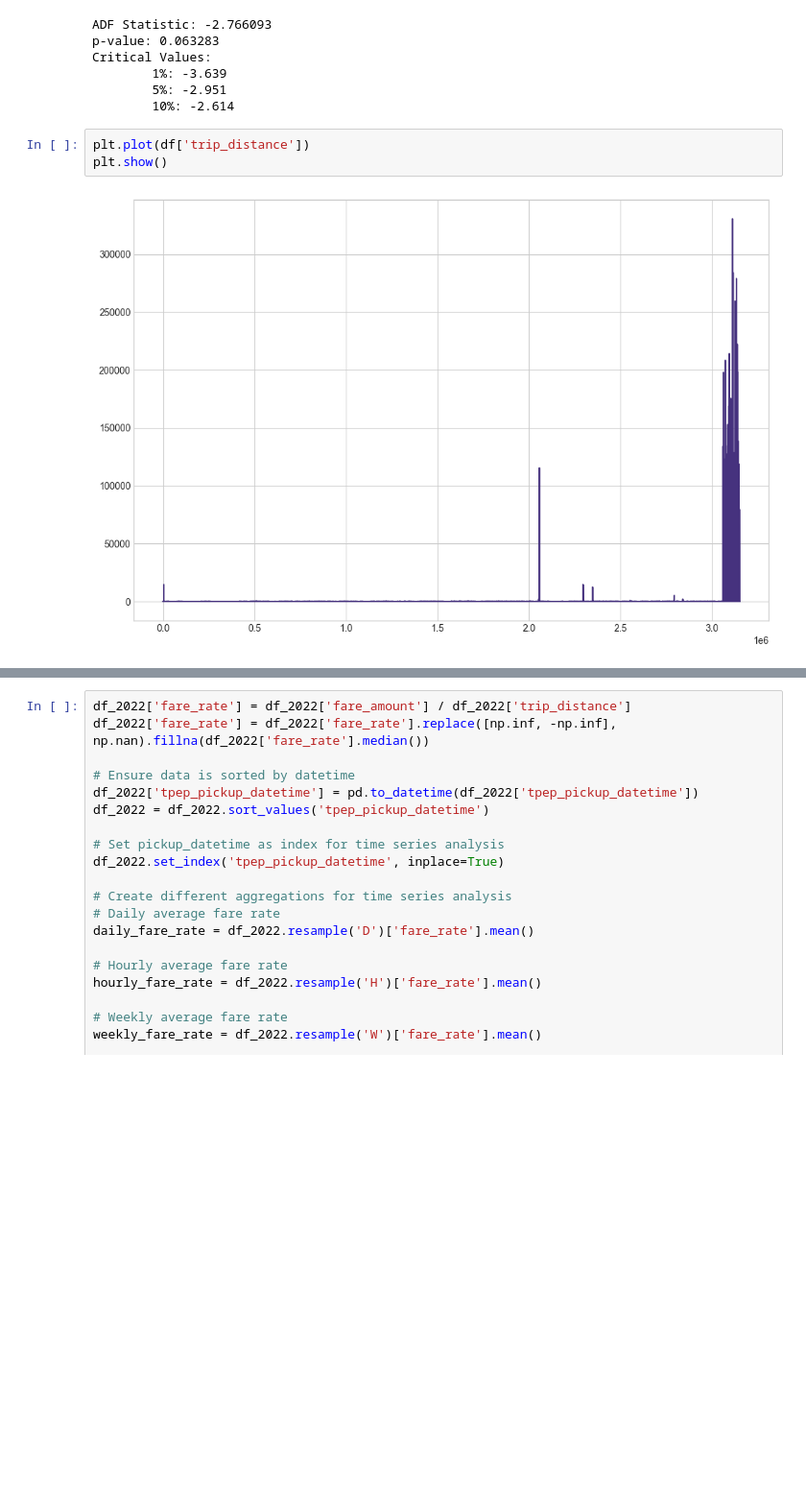
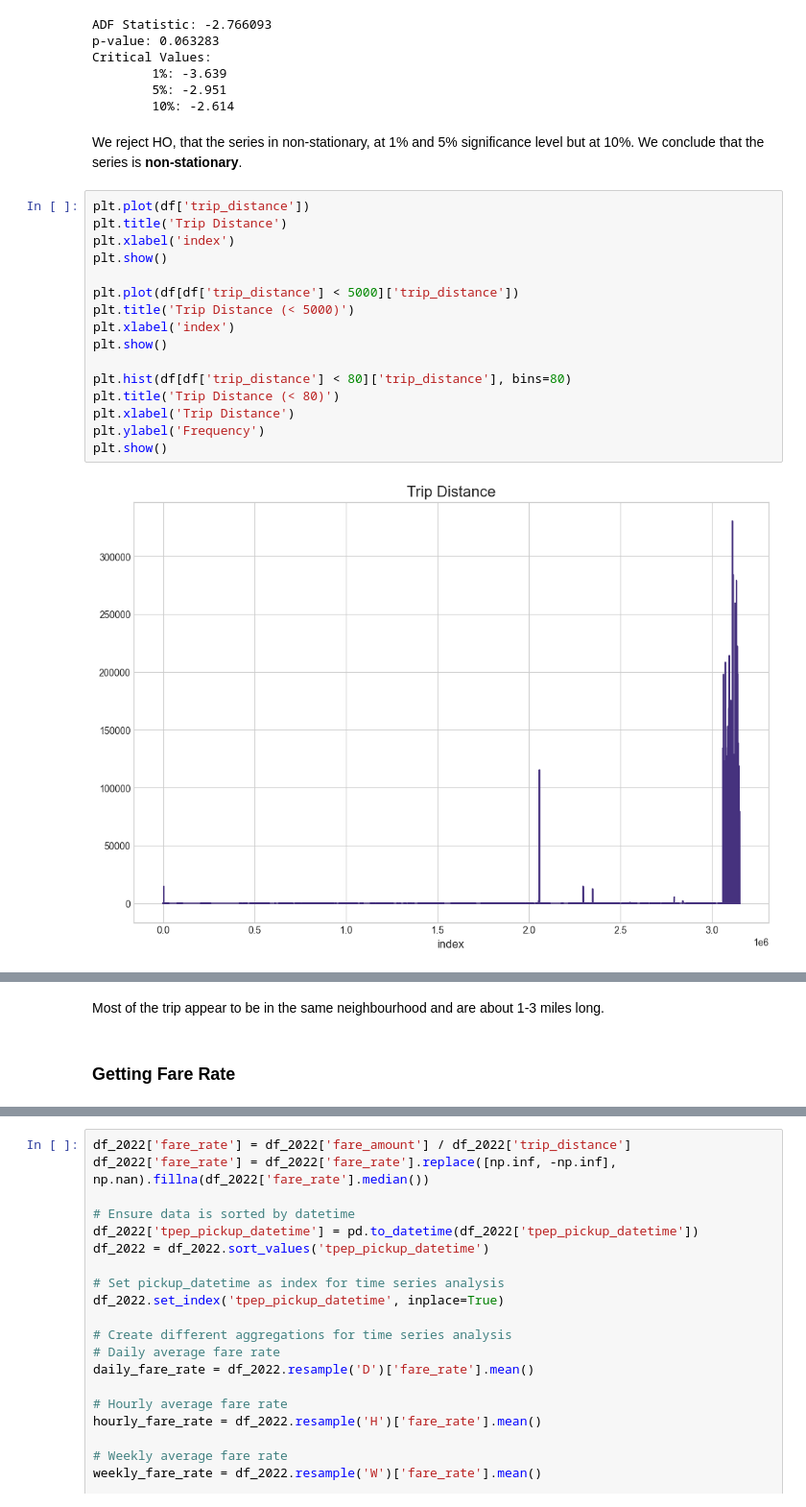
Before and after one commit to tanmayrainanda/baby-driver, a Jupyter notebook: stationarity.ipynb, the cells around one changed output, grey strips where cells are left out. Shown at 96% size. Saved outputs shown, nothing was run; the diff lists cells and outputs as text; blank space fills up the shorter version.

```diff
--- a/stationarity.ipynb
+++ b/stationarity.ipynb
@@ -100,8 +112,23 @@ Critical Values:
         1%: -3.639
         5%: -2.951
         10%: -2.614
-# %%
-plt.plot(df['trip_distance'])
-plt.show()
-# %% [output]
-[figure, removed]
+# %% [markdown]
+We reject HO, that the series in non-stationary, at 1% and 5% significance level but at 10%. We conclude that the series is **non-stationary**.
+# %%
+plt.plot(df['trip_distance'])
+plt.title('Trip Distance')
+plt.xlabel('index')
+plt.show()
+
+plt.plot(df[df['trip_distance'] < 5000]['trip_distance'])
+plt.title('Trip Distance (< 5000)')
+plt.xlabel('index')
+plt.show()
+
+plt.hist(df[df['trip_distance'] < 80]['trip_distance'], bins=80)
+plt.title('Trip Distance (< 80)')
+plt.xlabel('Trip Distance')
+plt.ylabel('Frequency')
+plt.show()
+# %% [output]
+[figure, added]
@@ -107,0 +137,4 @@ plt.show()
+# %% [markdown]
+Most of the trip appear to be in the same neighbourhood and are about 1-3 miles long.
+# %% [markdown]
+### Getting Fare Rate
```
Also changed, not shown: parts of 14 cells of this notebook, 21 other files.
